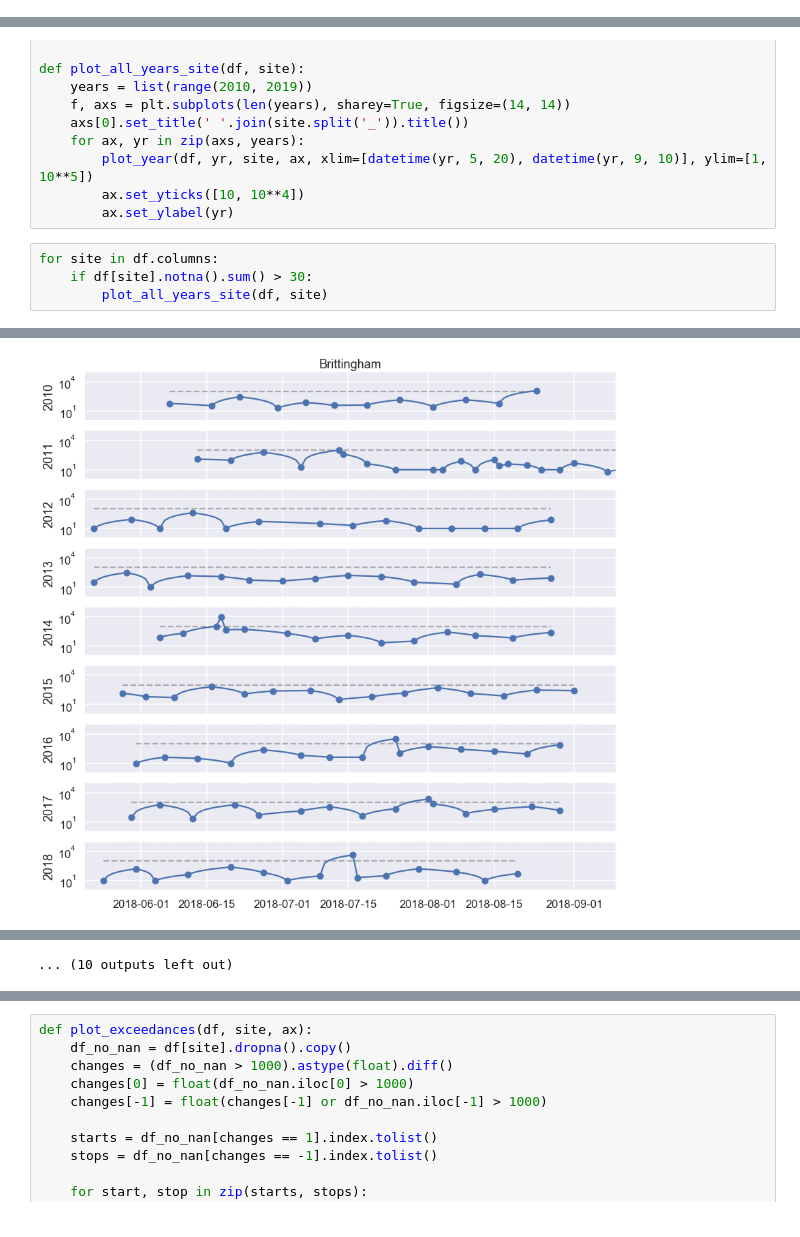
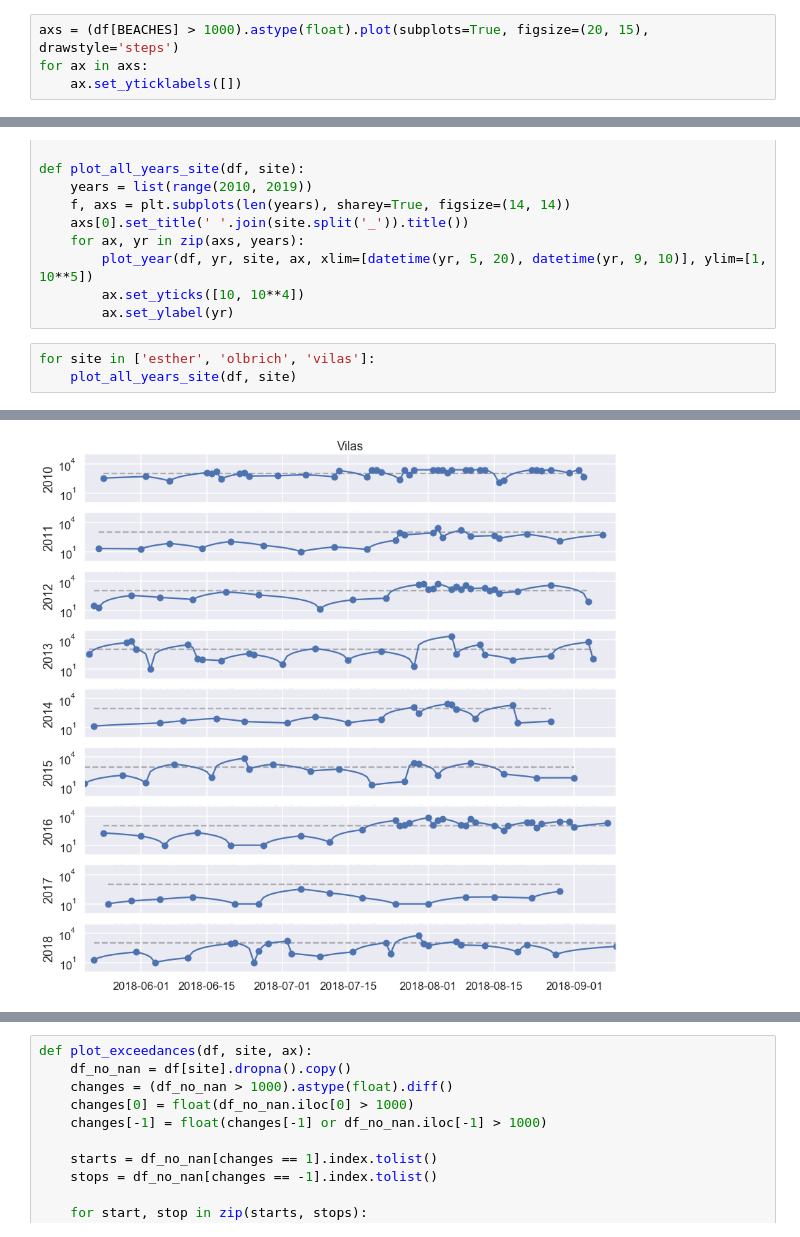
Before and after one commit to kbrose/dane-water-quality, a Jupyter notebook: notebooks/explorations.ipynb, the cells around one changed output, grey strips where cells are left out. Saved outputs shown, nothing was run; the diff lists cells and outputs as text.

```diff
--- a/notebooks/explorations.ipynb
+++ b/notebooks/explorations.ipynb
@@ -21,0 +31,4 @@ df = data.load()
+# %%
+axs = (df[BEACHES] > 1000).astype(float).plot(subplots=True, figsize=(20, 15), drawstyle='steps')
+for ax in axs:
+    ax.set_yticklabels([])
@@ -48,7 +65,6 @@ def plot_all_years_site(df, site):
         ax.set_yticks([10, 10**4])
         ax.set_ylabel(yr)
 # %%
-for site in df.columns:
-    if df[site].notna().sum() > 30:
-        plot_all_years_site(df, site)
+for site in ['esther', 'olbrich', 'vilas']:
+    plot_all_years_site(df, site)
 # %% [output]
@@ -57 +73 @@ for site in df.columns:
-[figure, old version]
+[figure, new version]
@@ -67 +73,0 @@ for site in df.columns:
-... (10 outputs left out)
```
Also changed, not shown: parts of 14 cells of this notebook, 2 other files.
